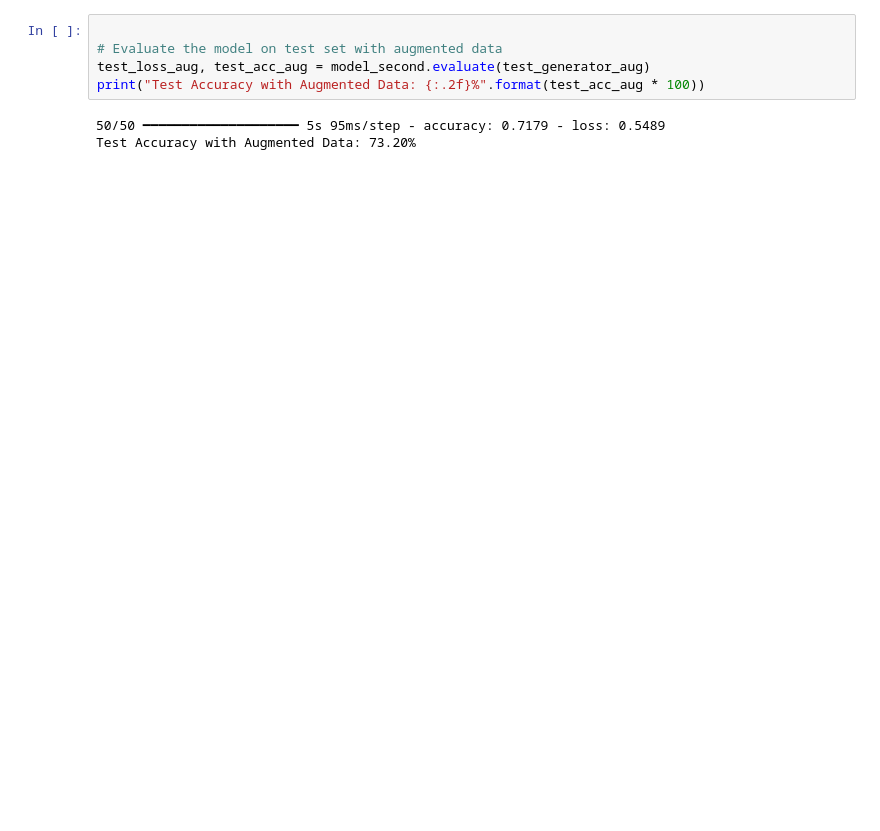
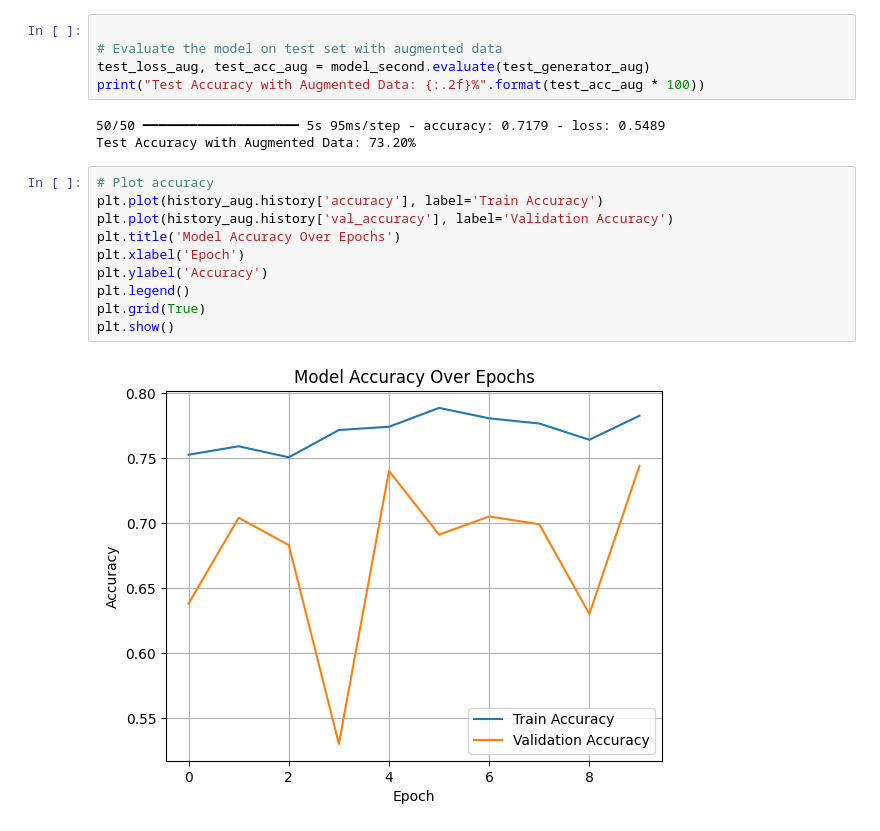
Before and after one commit to deepakbastola/CNN_DogVsCat, a Jupyter notebook: CNN_Dog_vs_Cat.ipynb, the cells around one changed output. Cells and saved outputs as stored; diff of their text form; blank space fills up the shorter version.

Commit message:
final with plot

```diff
--- a/CNN_Dog_vs_Cat.ipynb
+++ b/CNN_Dog_vs_Cat.ipynb
@@ -351,3 +352,15 @@ print("Test Accuracy with Augmented Data: {:.2f}%".format(test_acc_aug * 100))
 # %% [output]
 50/50 ━━━━━━━━━━━━━━━━━━━━ 5s 95ms/step - accuracy: 0.7179 - loss: 0.5489
 Test Accuracy with Augmented Data: 73.20%
+# %%
+# Plot accuracy
+plt.plot(history_aug.history['accuracy'], label='Train Accuracy')
+plt.plot(history_aug.history['val_accuracy'], label='Validation Accuracy')
+plt.title('Model Accuracy Over Epochs')
+plt.xlabel('Epoch')
+plt.ylabel('Accuracy')
+plt.legend()
+plt.grid(True)
+plt.show()
+# %% [output]
+[figure, added]
```
Also changed, not shown: parts of 1 cell of this notebook.
